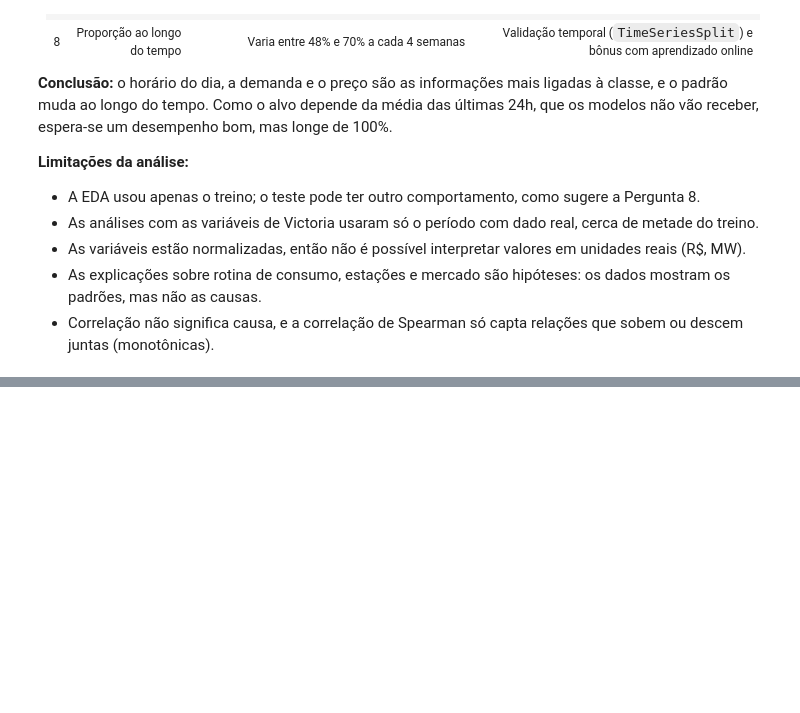
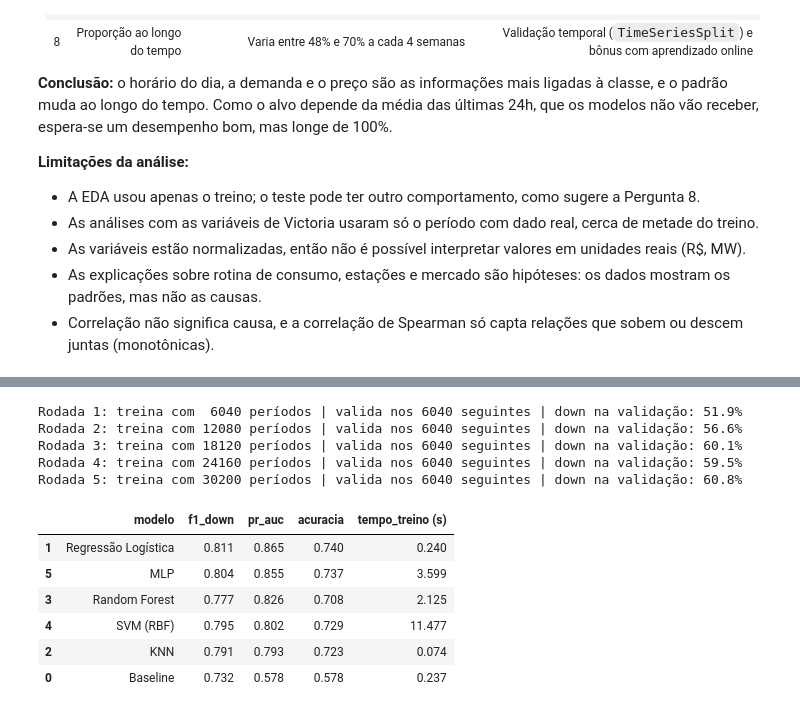
Before and after one commit to eshernandes/aprendizado-maquina-electricity, a Jupyter notebook: notebooks/electricity.ipynb, the cells around one changed output, grey strips where cells are left out. Saved outputs shown, nothing was run; the diff lists cells and outputs as text; code cells hidden in the pictures; blank space fills up the shorter version.

Commit message:
etapa 4: compara treino e validação e reescreve a interpretação

```diff
--- a/notebooks/electricity.ipynb
+++ b/notebooks/electricity.ipynb
@@ -590,0 +708,44 @@ Menor: 48% | Maior: 70% | Último bloco antes do teste: 70%
+# %%
+from sklearn.model_selection import TimeSeriesSplit, cross_validate
+
+cv = TimeSeriesSplit(n_splits=5)
+
+for numero, (indices_treino, indices_validacao) in enumerate(cv.split(X_train), start=1):
+    print(f"Rodada {numero}: treina com {len(indices_treino):>5} períodos | "
+          f"valida nos {len(indices_validacao)} seguintes | "
+          f"down na validação: {y_train.iloc[indices_validacao].mean():.1%}")
+
+metricas = {
+    "f1_down": "f1",
+    "pr_auc": "average_precision",
+    "acuracia": "accuracy",
+}
+
+resultados_cv = []
+
+for nome, modelo in modelos.items():
+    scores = cross_validate(modelo, X_train, y_train, cv=cv, scoring=metricas)
+
+    resultados_cv.append({
+        "modelo": nome,
+        "f1_down": scores["test_f1_down"].mean(),
+        "pr_auc": scores["test_pr_auc"].mean(),
+        "acuracia": scores["test_acuracia"].mean(),
+        "tempo_treino (s)": scores["fit_time"].mean(),
+    })
+
+df_cv = pd.DataFrame(resultados_cv).sort_values("pr_auc", ascending=False).round(3)
+df_cv
+# %% [output]
+Rodada 1: treina com  6040 períodos | valida nos 6040 seguintes | down na validação: 51.9%
+Rodada 2: treina com 12080 períodos | valida nos 6040 seguintes | down na validação: 56.6%
+Rodada 3: treina com 18120 períodos | valida nos 6040 seguintes | down na validação: 60.1%
+Rodada 4: treina com 24160 períodos | valida nos 6040 seguintes | down na validação: 59.5%
+Rodada 5: treina com 30200 períodos | valida nos 6040 seguintes | down na validação: 60.8%
+|  | modelo | f1_down | pr_auc | acuracia | tempo_treino (s) |
+| 1 | Regressão Logística | 0.811 | 0.865 | 0.740 | 0.240 |
+| 5 | MLP | 0.804 | 0.855 | 0.737 | 3.599 |
+| 3 | Random Forest | 0.777 | 0.826 | 0.708 | 2.125 |
+| 4 | SVM (RBF) | 0.795 | 0.802 | 0.729 | 11.477 |
+| 2 | KNN | 0.791 | 0.793 | 0.723 | 0.074 |
+| 0 | Baseline | 0.732 | 0.578 | 0.578 | 0.237 |
```
Also changed, not shown: parts of 7 cells of this notebook.
